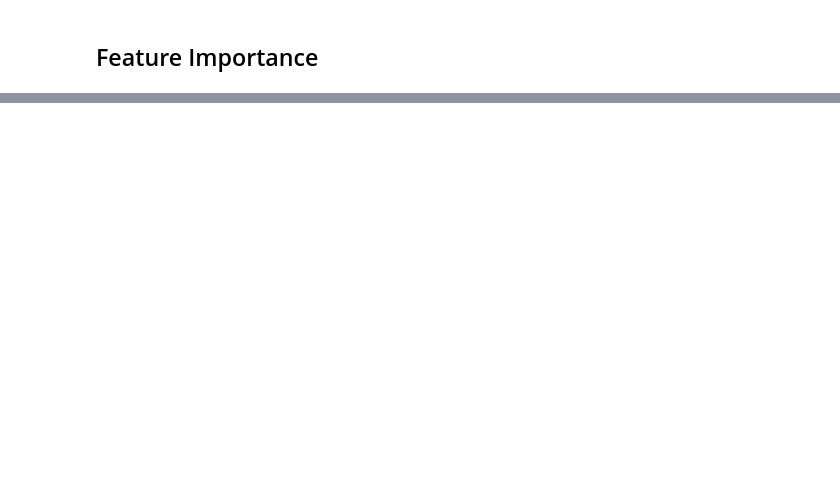
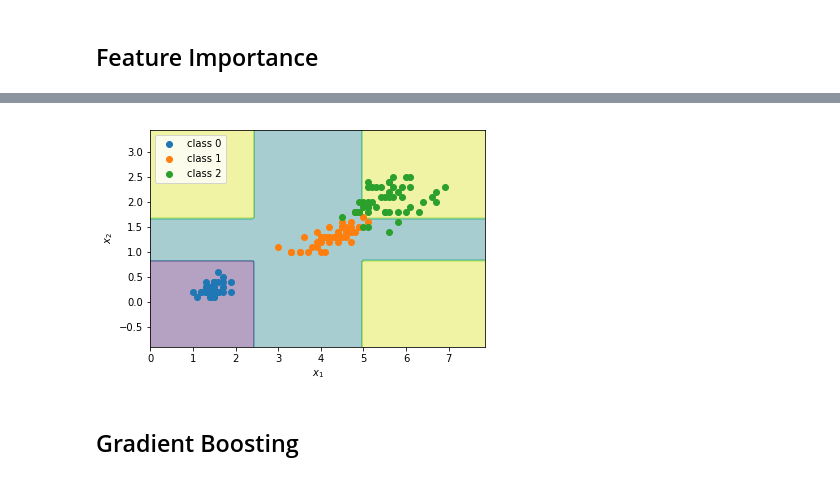
Before and after one commit to SagarDePrem/TF_essentials, a Jupyter notebook: Classification/Ensemble Learning.ipynb, the cells around one changed output, grey strips where cells are left out. Drawn from its saved outputs; the diff is of its cells as text; code cells hidden in the pictures; blank space fills up the shorter version.

```diff
--- a/Classification/Ensemble Learning.ipynb
+++ b/Classification/Ensemble Learning.ipynb
@@ -169,0 +156,4 @@ petal width (cm) 0.4467867889820389
+# %%
+ada_clf = AdaBoostClassifier(DecisionTreeClassifier(max_depth=1), n_estimators=200,
+                             algorithm="SAMME.R", learning_rate=0.5)
+ada_clf.fit(X_train, y_train)
@@ -169,0 +169,6 @@ petal width (cm) 0.4467867889820389
+# %%
+plot_decision_boundary(ada_clf, X, y,resolution=0.05)
+# %% [output]
+[figure, added]
+# %% [markdown]
+## Gradient Boosting
```
Also changed, not shown: parts of 12 cells of this notebook, 3 other files.
